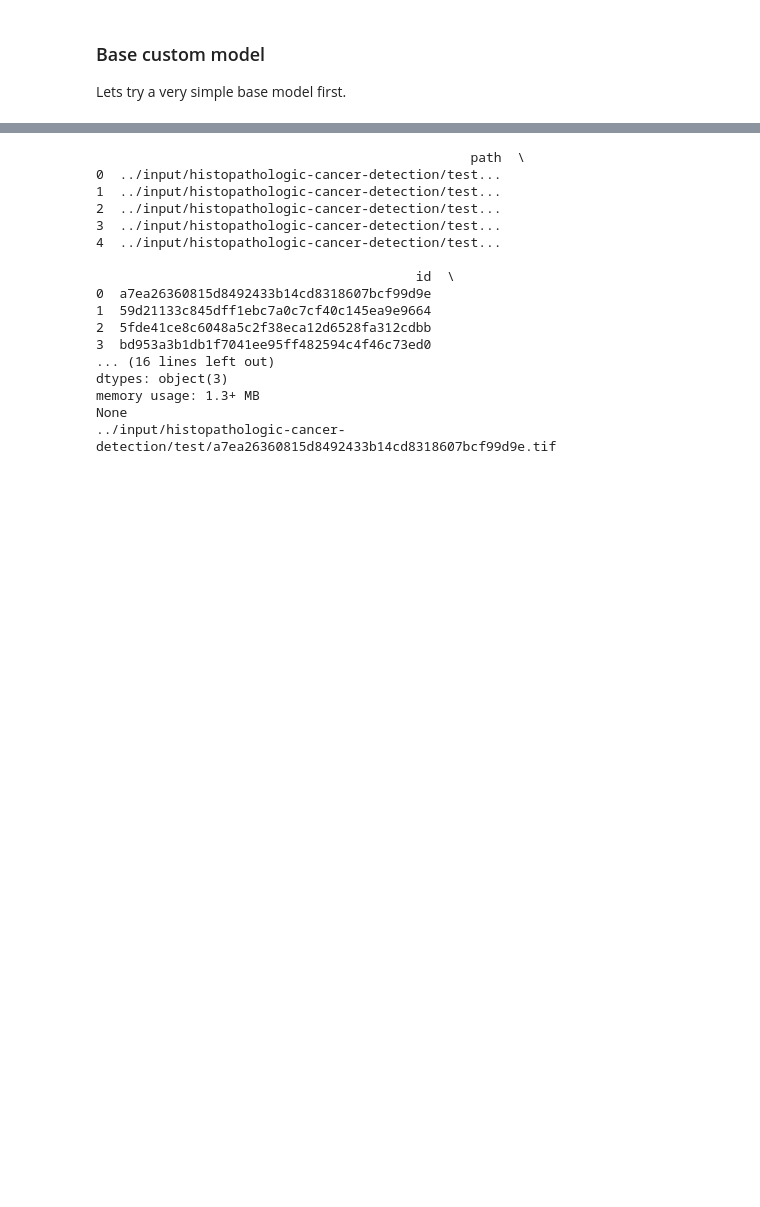
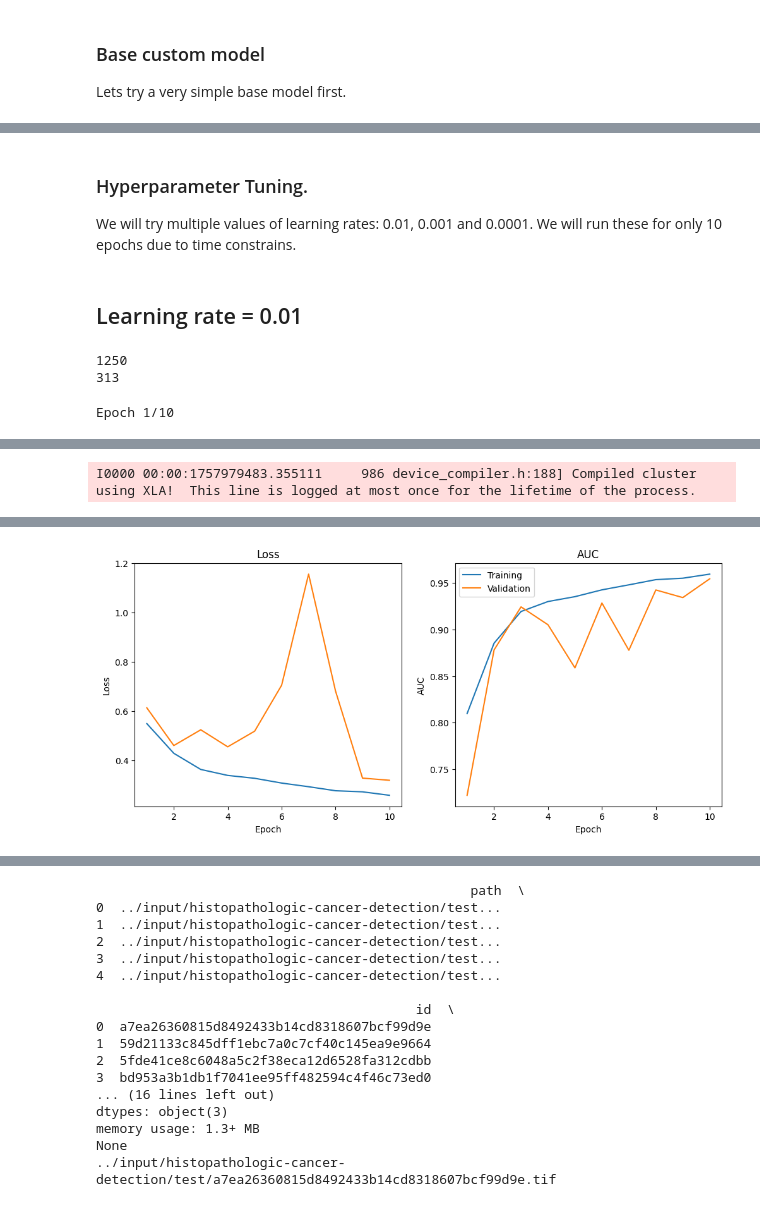
Before and after one commit to rpunit/msds-colorado, a Jupyter notebook: dtsa-5511/cnn-cancer-detection-msds-3.ipynb, the cells around one changed output, grey strips where cells are left out. Cells and saved outputs as stored; diff of their text form; code cells hidden in the pictures; blank space fills up the shorter version.

```diff
--- a/dtsa-5511/cnn-cancer-detection-msds-3.ipynb
+++ b/dtsa-5511/cnn-cancer-detection-msds-3.ipynb
@@ -287,3 +286,45 @@ Model: "sequential"
  Total params: 3,235,425 (12.34 MB)
  Trainable params: 3,234,977 (12.34 MB)
  Non-trainable params: 448 (1.75 KB)
+# %% [markdown]
+### Hyperparameter Tuning.
+We will try multiple values of learning rates:
+0.01, 0.001 and 0.0001. We will run these for only 10 epochs due to time constrains.
+# %% [markdown]
+## Learning rate = 0.01
+# %%
+%%time
+TR_STEPS = len(train_generator)
+VAL_STEPS = len(validation_generator)
+print(TR_STEPS)
+print(VAL_STEPS)
+opt = tf.keras.optimizers.Adam(learning_rate = .01)
+cnn_baseline.compile(loss = 'binary_crossentropy', optimizer = opt, metrics = ['AUC'])
+
+h1 = cnn_baseline.fit(
+    x = train_generator,
+    steps_per_epoch = TR_STEPS,
+    epochs = 10,  # No of expochs reduced so that the notebook may finish
+    validation_data = validation_generator,
+    validation_steps = VAL_STEPS,
+    verbose = 1,
+)
+history = h1.history
+
+epoch_range = range(1, len(history['loss'])+1)
+plt.figure(figsize = [12,5])
+plt.subplot(1,2,1)
+plt.plot(epoch_range, history['loss'], label = 'Training')
+plt.plot(epoch_range, history['val_loss'], label = 'Validation')
+plt.xlabel('Epoch');plt.ylabel('Loss');plt.title("Loss")
+
+plt.subplot(1,2,2)
+plt.plot(epoch_range, history['AUC'], label = 'Training')
+plt.plot(epoch_range, history['val_AUC'], label = 'Validation')
+plt.xlabel("Epoch");plt.ylabel("AUC");plt.title("AUC")
+plt.legend()
+plt.show()
+# %% [output]
+1250
+313
+Epoch 1/10
@@ -289,0 +336 @@ Model: "sequential"
+I0000 00:00:1757979483.355111     986 device_compiler.h:188] Compiled cluster using XLA!  This line is logged at most once for the lifetime of the process.
@@ -289,0 +356 @@ Model: "sequential"
+[figure, added]
```
Also changed, not shown: parts of 41 cells of this notebook.
